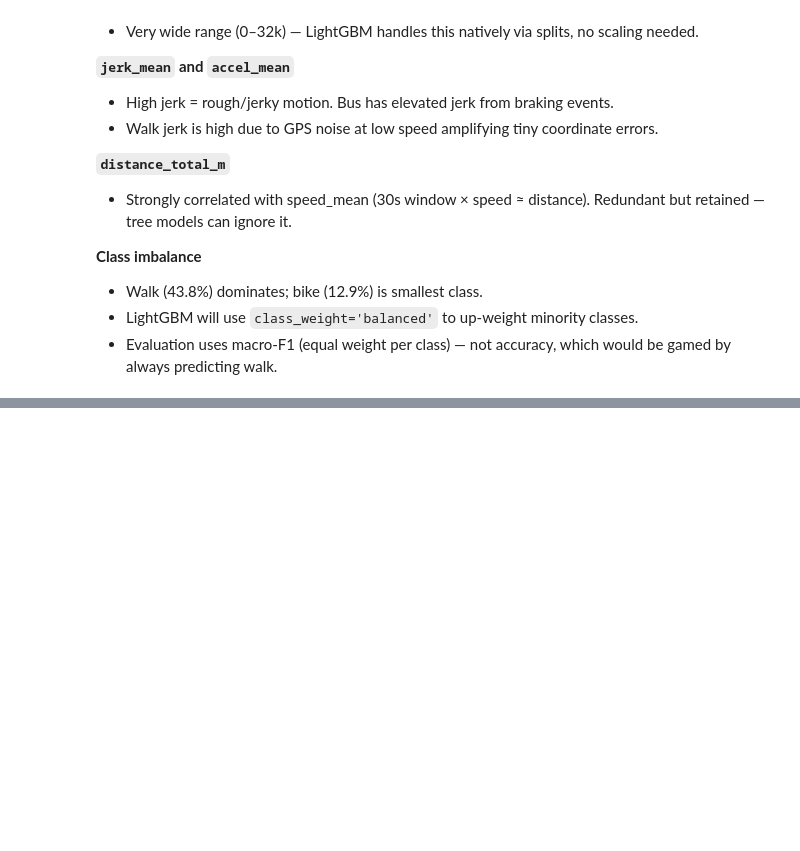
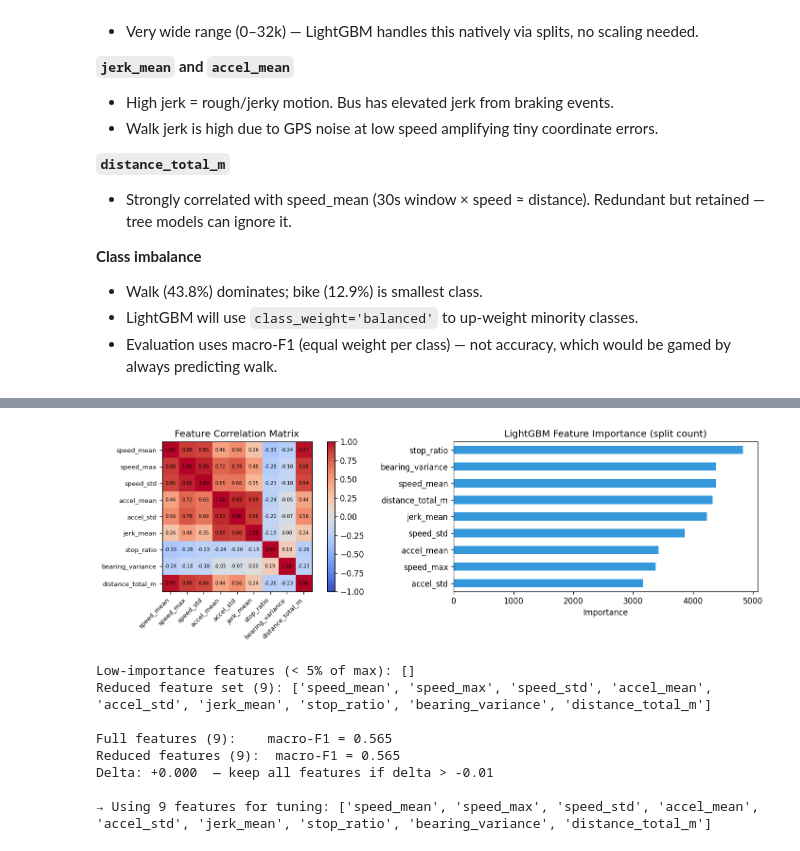
Before and after one commit to minhbtnguyen/byob, a Jupyter notebook: eda/pipeline.ipynb, the cells around one changed output, grey strips where cells are left out. Saved outputs shown, nothing was run; the diff lists cells and outputs as text; code cells hidden in the pictures; blank space fills up the shorter version.

```diff
--- a/eda/pipeline.ipynb
+++ b/eda/pipeline.ipynb
@@ -270,0 +393,61 @@ weighted avg       0.67      0.59      0.61     25297
+# %%
+# Correlation heatmap across the 9 features
+import numpy as np
+
+corr = train_df[FEATURE_COLS].corr()
+fig, axes = plt.subplots(1, 2, figsize=(13, 4))
+
+ax = axes[0]
+im = ax.imshow(corr, cmap='coolwarm', vmin=-1, vmax=1)
+ax.set_xticks(range(len(FEATURE_COLS)))
+ax.set_yticks(range(len(FEATURE_COLS)))
+ax.set_xticklabels(FEATURE_COLS, rotation=45, ha='right', fontsize=8)
+ax.set_yticklabels(FEATURE_COLS, fontsize=8)
+for i in range(len(FEATURE_COLS)):
+    for j in range(len(FEATURE_COLS)):
+        ax.text(j, i, f'{corr.iloc[i,j]:.2f}', ha='center', va='center', fontsize=6)
+plt.colorbar(im, ax=ax)
+ax.set_title('Feature Correlation Matrix')
+
+# LightGBM feature importances
+lgbm_default = candidates['LightGBM (default)']
+importance = pd.Series(lgbm_default.feature_importances_, index=FEATURE_COLS).sort_values()
+ax = axes[1]
+importance.plot.barh(ax=ax, color='#3498db')
+ax.set_title('LightGBM Feature Importance (split count)')
+ax.set_xlabel('Importance')
+plt.tight_layout()
+plt.show()
+
+# Drop features with importance below 5% of max AND high correlation (>0.85) with a higher-ranked feature
+threshold = importance.max() * 0.05
+low_importance = importance[importance < threshold].index.tolist()
+print(f'Low-importance features (< 5% of max): {low_importance}')
+
+# Test reduced set
+REDUCED_COLS = [f for f in FEATURE_COLS if f not in low_importance]
+print(f'Reduced feature set ({len(REDUCED_COLS)}): {REDUCED_COLS}')
+
+clf_reduced = lgb.LGBMClassifier(
+    n_estimators=300, class_weight='balanced', random_state=42, verbose=-1
+)
+clf_reduced.fit(X_train[REDUCED_COLS], y_train)
+pred_reduced = clf_reduced.predict(X_test[REDUCED_COLS])
+f1_reduced = f1_score(y_test, pred_reduced, average='macro')
+f1_full    = results['LightGBM (default)']
+print(f'\nFull features ({len(FEATURE_COLS)}):    macro-F1 = {f1_full:.3f}')
+print(f'Reduced features ({len(REDUCED_COLS)}):  macro-F1 = {f1_reduced:.3f}')
+print(f'Delta: {f1_reduced - f1_full:+.3f}  — keep all features if delta > -0.01')
+
+FINAL_COLS = FEATURE_COLS if (f1_reduced - f1_full) < -0.01 else REDUCED_COLS
+print(f'\n→ Using {len(FINAL_COLS)} features for tuning: {FINAL_COLS}')
+# %% [output]
+[figure, added]
+Low-importance features (< 5% of max): []
+Reduced feature set (9): ['speed_mean', 'speed_max', 'speed_std', 'accel_mean', 'accel_std', 'jerk_mean', 'stop_ratio', 'bearing_variance', 'distance_total_m']
+
+Full features (9):    macro-F1 = 0.565
+Reduced features (9):  macro-F1 = 0.565
+Delta: +0.000  — keep all features if delta > -0.01
+
+→ Using 9 features for tuning: ['speed_mean', 'speed_max', 'speed_std', 'accel_mean', 'accel_std', 'jerk_mean', 'stop_ratio', 'bearing_variance', 'distance_total_m']
```
Also changed, not shown: parts of 40 cells of this notebook, 3 other files.
